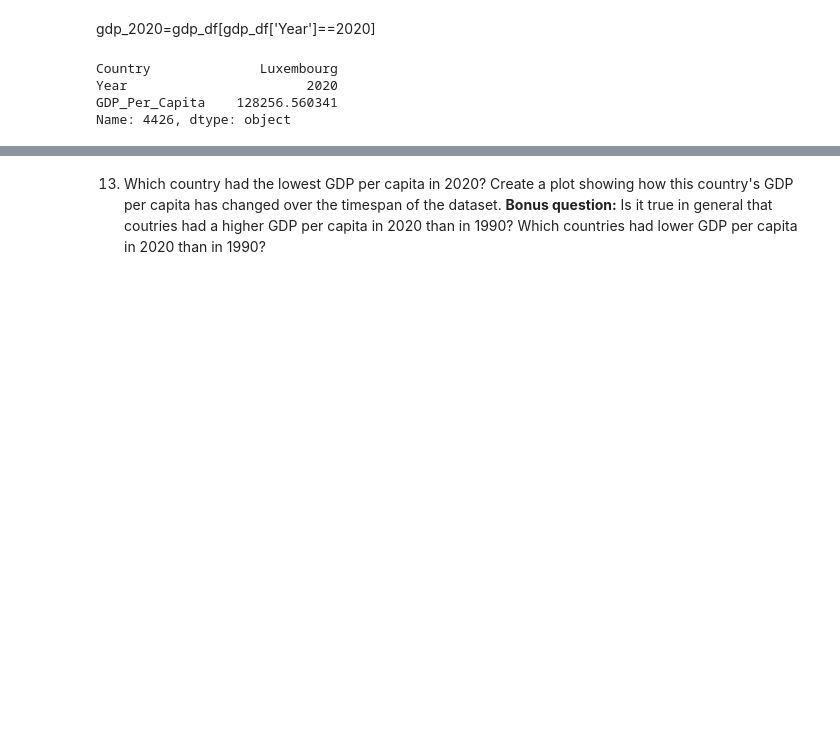
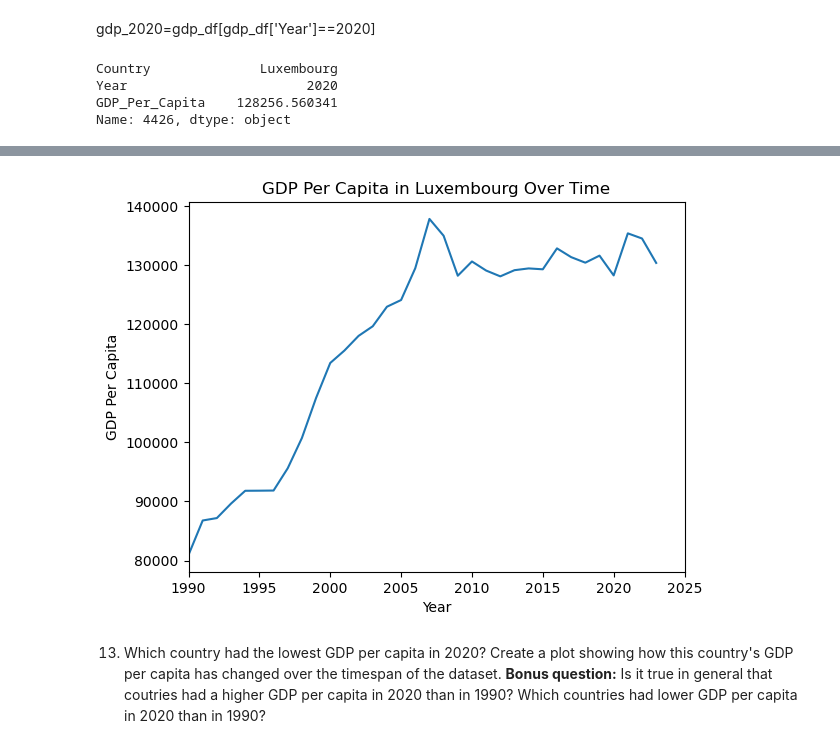
Before and after one commit to NSS-Data-Analytics-Cohort-14/gdp-and-internet-usage-Hannah00Donnelly, a Jupyter notebook: notebooks/gdp_internet_hdonnelly.ipynb, the cells around one changed output, grey strips where cells are left out. Saved outputs shown, nothing was run; the diff lists cells and outputs as text; code cells hidden in the pictures; blank space fills up the shorter version.

```diff
--- a/notebooks/gdp_internet_hdonnelly.ipynb
+++ b/notebooks/gdp_internet_hdonnelly.ipynb
@@ -451,3 +479,16 @@ Name: 4426, dtype: object
+# %%
+luxembourg_data = gdp_df[gdp_df['Country'] == "Luxembourg"]
+
+plt.plot(luxembourg_data['Year'],luxembourg_data['GDP_Per_Capita'], data=luxembourg_data)
+
+plt.title('GDP Per Capita in Luxembourg Over Time')
+plt.xlabel('Year')
+plt.ylabel('GDP Per Capita')
+plt.xlim(1990, 2025)
+
+plt.show()
+# %% [output]
+[figure, added]
 # %% [markdown]
 13. Which country had the lowest GDP per capita in 2020? Create a plot showing how this country's GDP per capita has changed over the timespan of the dataset. **Bonus question:** Is it true in general that coutries had a higher GDP per capita in 2020 than in 1990? Which countries had lower GDP per capita in 2020 than in 1990?
 # %% [markdown]
```
Also changed, not shown: parts of 5 cells of this notebook.
